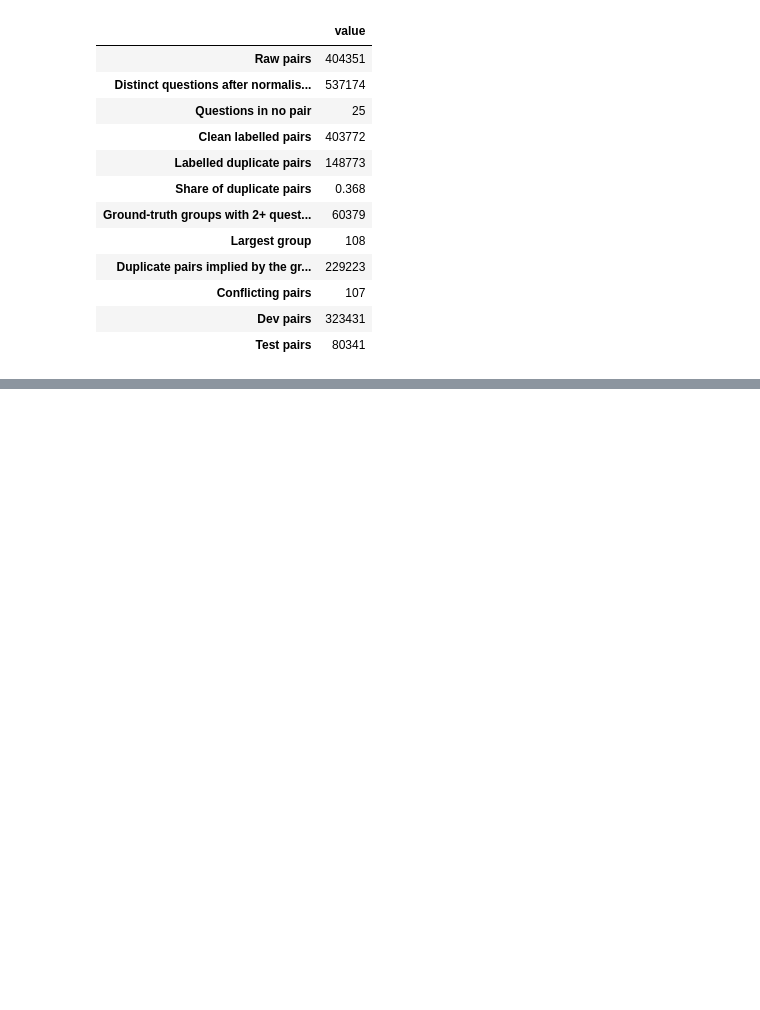
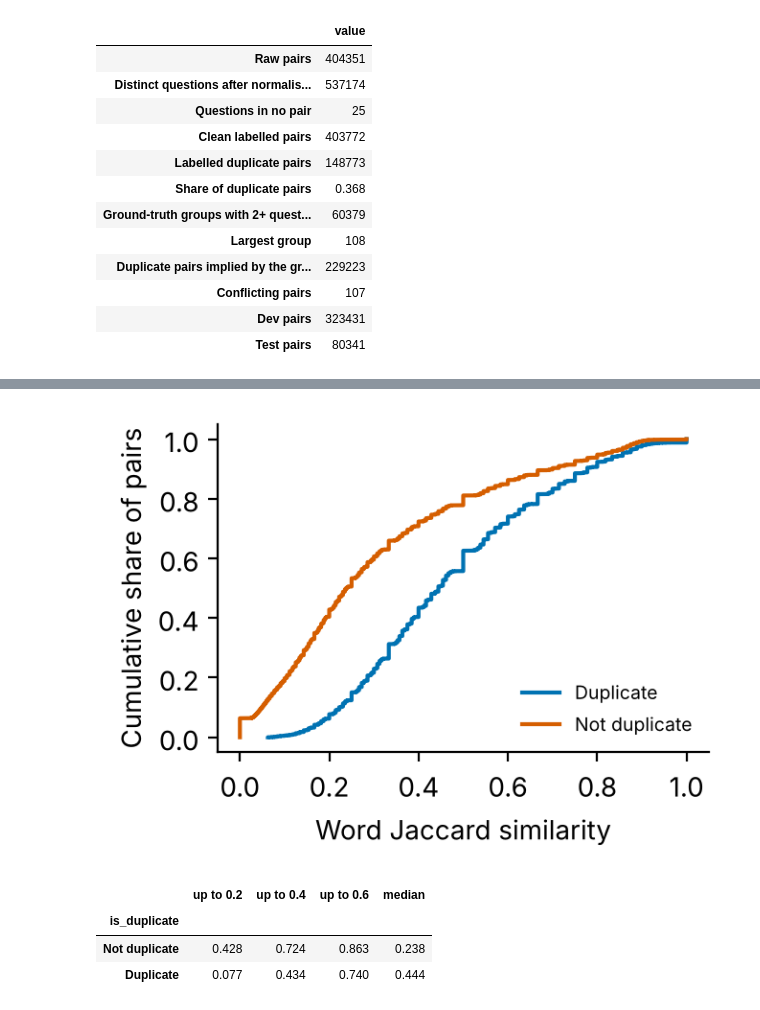
Before and after one commit to Gabri03ele/quora-question-pairs, a Jupyter notebook: notebooks/01_data.ipynb, the cells around one changed output, grey strips where cells are left out. Drawn from its saved outputs; the diff is of its cells as text; code cells hidden in the pictures; blank space fills up the shorter version.

Commit message:
Added: manual check and EDA graph. Changes: P* references removed and README simplified

```diff
--- a/notebooks/01_data.ipynb
+++ b/notebooks/01_data.ipynb
@@ -297,0 +304,34 @@ summary.to_frame("value")
+# %%
+text_of_question = final_questions.set_index("qid")["text_norm"]
+dev_pairs = final_pairs[final_pairs["split"] == "dev"].copy()
+dev_pairs["jaccard"] = [word_jaccard(t1, t2) for t1, t2 in zip(dev_pairs["qid1"].map(text_of_question),
+                                                                   dev_pairs["qid2"].map(text_of_question))]
+
+fig, ax = plt.subplots(figsize=(3.4, 2.5))
+for label, name, color in [(1, "Duplicate", "#0072B2"), (0, "Not duplicate", "#D55E00")]:
+    values = np.sort(dev_pairs.loc[dev_pairs["is_duplicate"] == label, "jaccard"].to_numpy())
+    # Cumulative curve: share of pairs with a Jaccard up to each value
+    share = np.arange(1, len(values) + 1) / len(values)
+    ax.step(values, share, where="post", lw=1.5, color=color, label=name)
+ax.set_xlabel("Word Jaccard similarity")
+ax.set_ylabel("Cumulative share of pairs")
+ax.legend(fontsize=7, frameon=False, loc="lower right")
+ax.spines[["top", "right"]].set_visible(False)
+fig.tight_layout()
+Path("../figures").mkdir(exist_ok=True)
+fig.savefig("../figures/eda_word_jaccard.pdf", metadata={"CreationDate": None})
+plt.show()
+
+# Share of pairs up to each Jaccard value, for each label. Bins in evaluate.py also include their upper edge
+thresholds = [0.2, 0.4, 0.6]
+below = pd.DataFrame({f"up to {t}": dev_pairs.groupby("is_duplicate")["jaccard"].apply(lambda s: (s <= t).mean())
+                      for t in thresholds})
+below["median"] = dev_pairs.groupby("is_duplicate")["jaccard"].median()
+below.index = below.index.map({0: "Not duplicate", 1: "Duplicate"})
+below.round(3)
+# %% [output]
+[figure, added]
+|  | up to 0.2 | up to 0.4 | up to 0.6 | median |
+| is_duplicate |  |  |  |  |
+| Not duplicate | 0.428 | 0.724 | 0.863 | 0.238 |
+| Duplicate | 0.077 | 0.434 | 0.740 | 0.444 |
```
Also changed, not shown: parts of 6 cells of this notebook, 15 other files.
